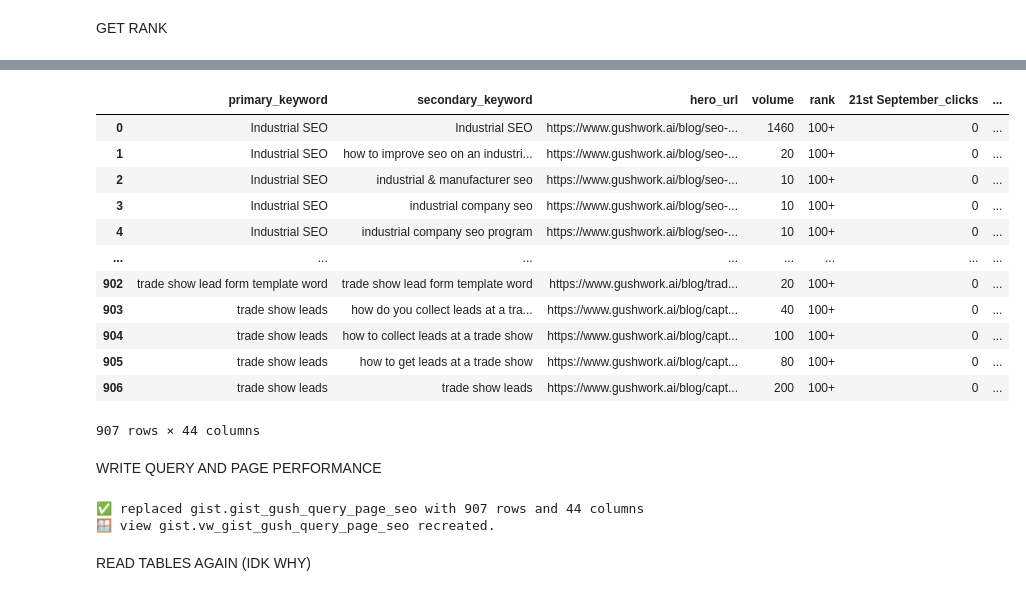
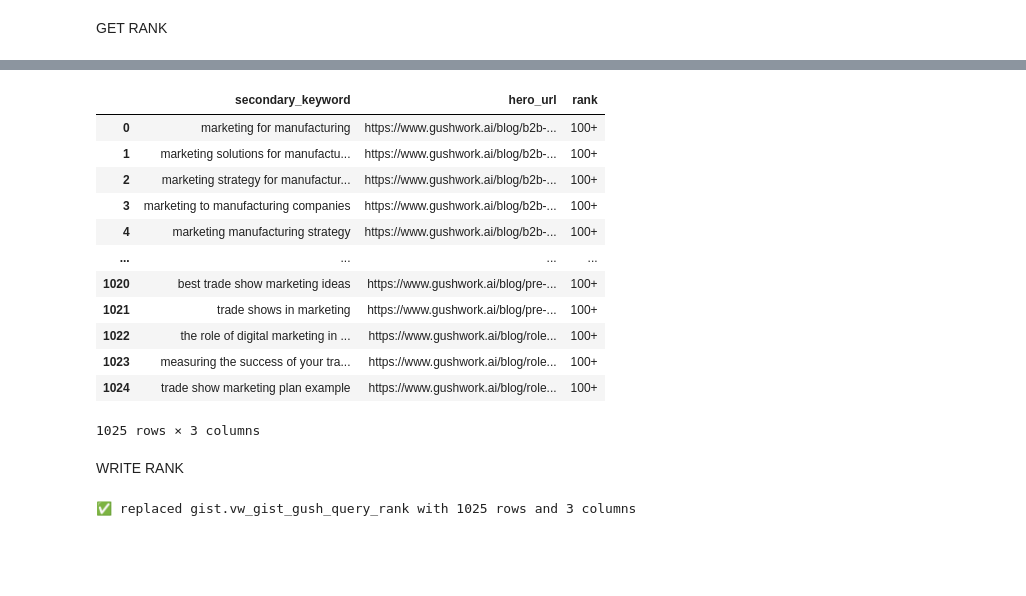
Before and after one commit to ShikharV010/gist_daily_runs, a Jupyter notebook: Gush_SEO_Tracker.ipynb, the cells around one changed output, grey strips where cells are left out. Drawn from its saved outputs; the diff is of its cells as text; code cells hidden in the pictures; blank space fills up the shorter version.

```diff
--- a/Gush_SEO_Tracker.ipynb
+++ b/Gush_SEO_Tracker.ipynb
@@ -30,7 +30,7 @@ DB_URL = "postgresql+psycopg2://airbyte_user:airbyte_user_password@gw-rds-prod.c
 
 SCHEMA_GSC  = "airbyte_ingestion"
 TBL_GSC_PQD = "gush_gsc_page_query_daily"  # query-level (has ctr, position)
-TBL_GSC_PD  = "gush_gsc_page_daily"        # page-level (now also selecting ctr)
+TBL_GSC_PD  = "gush_gsc_page_daily_2"        # page-level (now also selecting ctr)
 
 SCHEMA_DICT = "airbyte_ingestion"
 TABLE_DICT  = "gtm_seo_gush_seo_pages"
@@ -470,23 +204,23 @@ merged.head()
 # %%
-display(merged)
+display(rank_df)
 # %% [output]
-|  | primary_keyword | secondary_keyword | hero_url | volume | rank | 21st September_clicks | ... |
-| 0 | Industrial SEO | Industrial SEO | https://www.gushwork.ai/blog/seo-... | 1460 | 100+ | 0 | ... |
-| 1 | Industrial SEO | how to improve seo on an industri... | https://www.gushwork.ai/blog/seo-... | 20 | 100+ | 0 | ... |
-| 2 | Industrial SEO | industrial & manufacturer seo | https://www.gushwork.ai/blog/seo-... | 10 | 100+ | 0 | ... |
-| 3 | Industrial SEO | industrial company seo | https://www.gushwork.ai/blog/seo-... | 10 | 100+ | 0 | ... |
-| 4 | Industrial SEO | industrial company seo program | https://www.gushwork.ai/blog/seo-... | 10 | 100+ | 0 | ... |
-| ... | ... | ... | ... | ... | ... | ... | ... |
-| 902 | trade show lead form template word | trade show lead form template word | https://www.gushwork.ai/blog/trad... | 20 | 100+ | 0 | ... |
-| 903 | trade show leads | how do you collect leads at a tra... | https://www.gushwork.ai/blog/capt... | 40 | 100+ | 0 | ... |
-| 904 | trade show leads | how to collect leads at a trade show | https://www.gushwork.ai/blog/capt... | 100 | 100+ | 0 | ... |
-| 905 | trade show leads | how to get leads at a trade show | https://www.gushwork.ai/blog/capt... | 80 | 100+ | 0 | ... |
-| 906 | trade show leads | trade show leads | https://www.gushwork.ai/blog/capt... | 200 | 100+ | 0 | ... |
+|  | secondary_keyword | hero_url | rank |
+| 0 | marketing for manufacturing | https://www.gushwork.ai/blog/b2b-... | 100+ |
+| 1 | marketing solutions for manufactu... | https://www.gushwork.ai/blog/b2b-... | 100+ |
+| 2 | marketing strategy for manufactur... | https://www.gushwork.ai/blog/b2b-... | 100+ |
+| 3 | marketing to manufacturing companies | https://www.gushwork.ai/blog/b2b-... | 100+ |
+| 4 | marketing manufacturing strategy | https://www.gushwork.ai/blog/b2b-... | 100+ |
+| ... | ... | ... | ... |
+| 1020 | best trade show marketing ideas | https://www.gushwork.ai/blog/pre-... | 100+ |
+| 1021 | trade shows in marketing | https://www.gushwork.ai/blog/pre-... | 100+ |
+| 1022 | the role of digital marketing in ... | https://www.gushwork.ai/blog/role... | 100+ |
+| 1023 | measuring the success of your tra... | https://www.gushwork.ai/blog/role... | 100+ |
+| 1024 | trade show marketing plan example | https://www.gushwork.ai/blog/role... | 100+ |
-907 rows × 44 columns
+1025 rows × 3 columns
-# %% [markdown]
-WRITE QUERY AND PAGE PERFORMANCE
+# %% [markdown]
+WRITE RANK
 # %%
-# --- Write merged to Postgres (REPLACE table) + refresh view, handling dependencies ---
+# --- Write rank_df AS a base table named vw_gist_gush_query_rank ---
 
 import pandas as pd
 from sqlalchemy import create_engine, text
@@ -498,14 +232,13 @@ engine = create_engine(
 )
 
 TABLE_SCHEMA = "gist"
-TABLE_NAME   = "gist_gush_query_page_seo"
-VIEW_NAME    = "vw_gist_gush_query_page_seo"
+TABLE_NAME   = "vw_gist_gush_query_rank"   # <- final object name (as a TABLE)
 
 # ───────────── DataFrame to load ─────────────
-assert 'merged' in globals(), "merged not found. Run the transform cell first."
-df = merged.copy()
+assert 'rank_df' in globals(), "rank_df not found. Run the transform cell first."
+df = rank_df.copy()
 if df.empty:
-    print("🛑 merged is empty; nothing to load.")
+    print("🛑 rank_df is empty; nothing to load.")
     engine.dispose()
     raise SystemExit
 
@@ -518,24 +251,23 @@ for c in df.columns:
 with engine.begin() as conn:
     conn.execute(text(f'CREATE SCHEMA IF NOT EXISTS "{TABLE_SCHEMA}";'))
 
-# 1) Drop the dependent view (if it exists) so we can REPLACE the table
+# If a VIEW exists with the same name, drop it (cannot replace a view with a table)
 with engine.begin() as conn:
-    conn.execute(text(f'DROP VIEW IF EXISTS "{TABLE_SCHEMA}"."{VIEW_NAME}";'))
+    conn.execute(text(f'DROP VIEW IF EXISTS "{TABLE_SCHEMA}"."{TABLE_NAME}";'))
 
-# 2) REPLACE the table so column order matches the DataFrame every run
+# Replace the TABLE (drop & recreate so columns/order match the DataFrame)
 df.to_sql(
     name=TABLE_NAME,
     con=engine,
     schema=TABLE_SCHEMA,
-    if_exists="replace",   # drop & recreate the base table
+    if_exists="replace",
     index=False,
     method="multi",
     chunksize=5_000,
 )
-
 print(f"✅ replaced {TABLE_SCHEMA}.{TABLE_NAME} with {len(df)} rows and {len(df.columns)} columns")
 
-# (Optional) add useful indexes after replace
+# (Optional) add useful indexes
 with engine.begin() as conn:
     conn.execute(text(f'''
         DO $$
@@ -549,21 +281,10 @@ with engine.begin() as conn:
         END$$;
     '''), {"schema": TABLE_SCHEMA})
 
-# 3) Recreate the passthrough view
-with engine.begin() as conn:
-    conn.execute(text(f'''
-        CREATE OR REPLACE VIEW "{TABLE_SCHEMA}"."{VIEW_NAME}" AS
-        SELECT * FROM "{TABLE_SCHEMA}"."{TABLE_NAME}";
-    '''))
-print(f"🪟 view {TABLE_SCHEMA}.{VIEW_NAME} recreated.")
-
-# 4) Analyze for planner stats
+# Analyze for planner stats
 with engine.begin() as conn:
     conn.execute(text(f'ANALYZE "{TABLE_SCHEMA}"."{TABLE_NAME}";'))
 
 engine.dispose()
 # %% [output]
-✅ replaced gist.gist_gush_query_page_seo with 907 rows and 44 columns
-🪟 view gist.vw_gist_gush_query_page_seo recreated.
+✅ replaced gist.vw_gist_gush_query_rank with 1025 rows and 3 columns
-# %% [markdown]
-READ TABLES AGAIN (IDK WHY)
```
Also changed, not shown: parts of 13 cells of this notebook.
